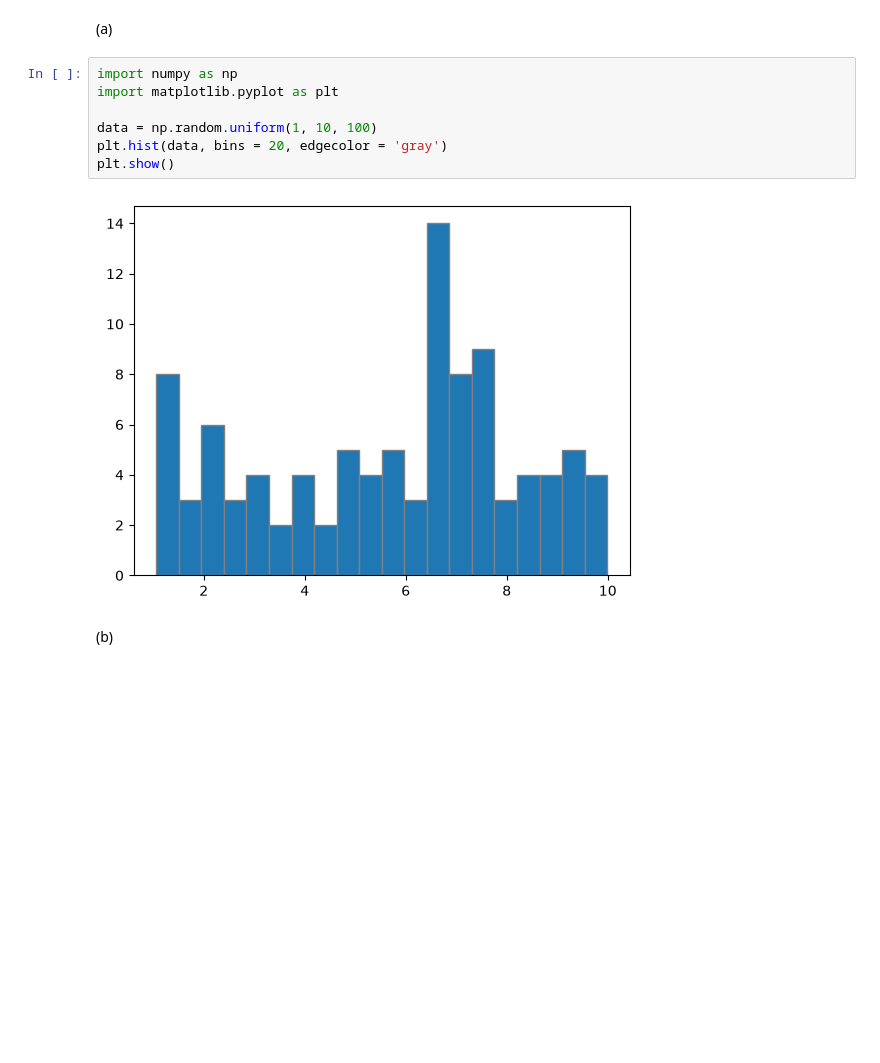
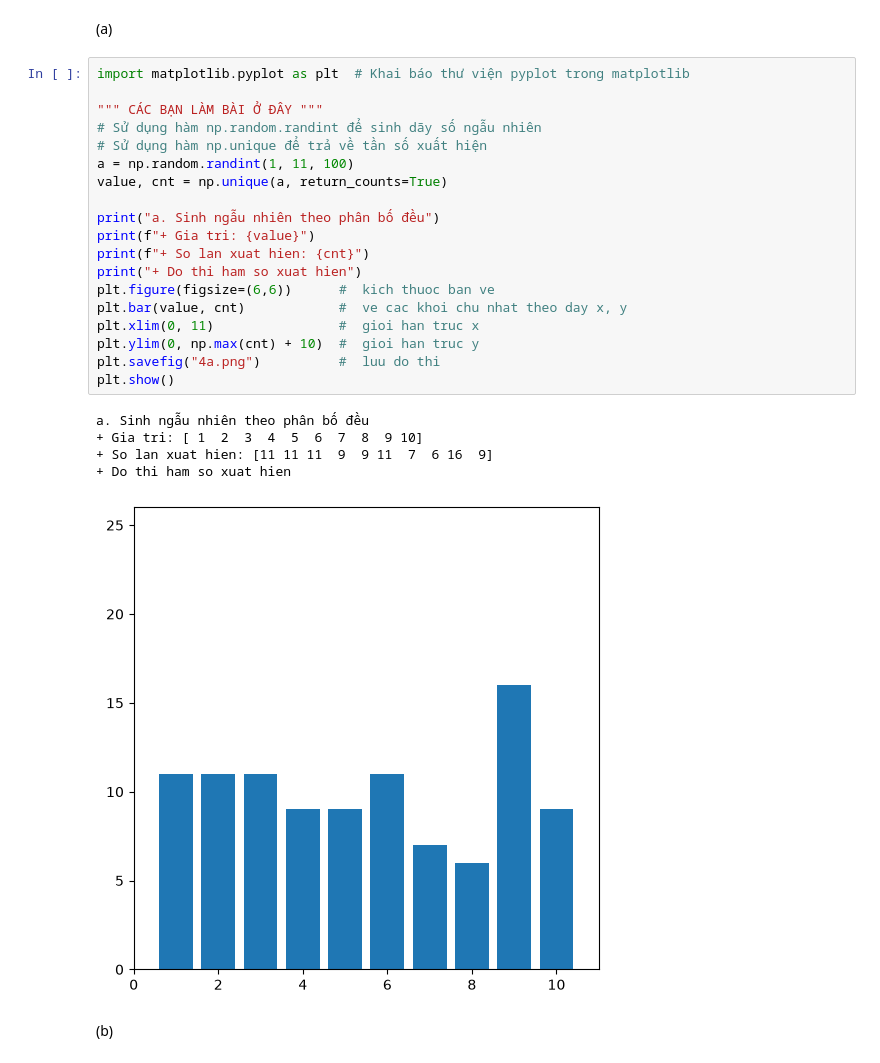
Before and after one commit to tieumy205/HocSau_BaiTapNhom, a Jupyter notebook: Tuan01_Lab01/Bài3/my_lesson3 .ipynb, the cells around one changed output. Drawn from its saved outputs; the diff is of its cells as text; blank space fills up the shorter version.

```diff
--- a/Tuan01_Lab01/Bài3/my_lesson3.ipynb
+++ b/Tuan01_Lab01/Bài3/my_lesson3 .ipynb
@@ -29,14 +144,30 @@ $$
 # %% [markdown]
 (a)
 # %%
-import numpy as np
-import matplotlib.pyplot as plt
+import matplotlib.pyplot as plt  # Khai báo thư viện pyplot trong matplotlib
 
-data = np.random.uniform(1, 10, 100)
-plt.hist(data, bins = 20, edgecolor = 'gray')
+""" CÁC BẠN LÀM BÀI Ở ĐÂY """
+# Sử dụng hàm np.random.randint để sinh dãy số ngẫu nhiên
+# Sử dụng hàm np.unique để trả về tần số xuất hiện
+a = np.random.randint(1, 11, 100)
+value, cnt = np.unique(a, return_counts=True)
+
+print("a. Sinh ngẫu nhiên theo phân bố đều")
+print(f"+ Gia tri: {value}")
+print(f"+ So lan xuat hien: {cnt}")
+print("+ Do thi ham so xuat hien")
+plt.figure(figsize=(6,6))      #  kich thuoc ban ve
+plt.bar(value, cnt)            #  ve cac khoi chu nhat theo day x, y
+plt.xlim(0, 11)                #  gioi han truc x
+plt.ylim(0, np.max(cnt) + 10)  #  gioi han truc y
+plt.savefig("4a.png")          #  luu do thi
 plt.show()
 # %% [output]
+a. Sinh ngẫu nhiên theo phân bố đều
++ Gia tri: [ 1  2  3  4  5  6  7  8  9 10]
++ So lan xuat hien: [11 11 11  9  9 11  7  6 16  9]
++ Do thi ham so xuat hien
-[figure, old version]
+[figure, new version]
 # %% [markdown]
 (b)
 # %%
```
Also changed, not shown: parts of 9 cells of this notebook, 3 other files.
